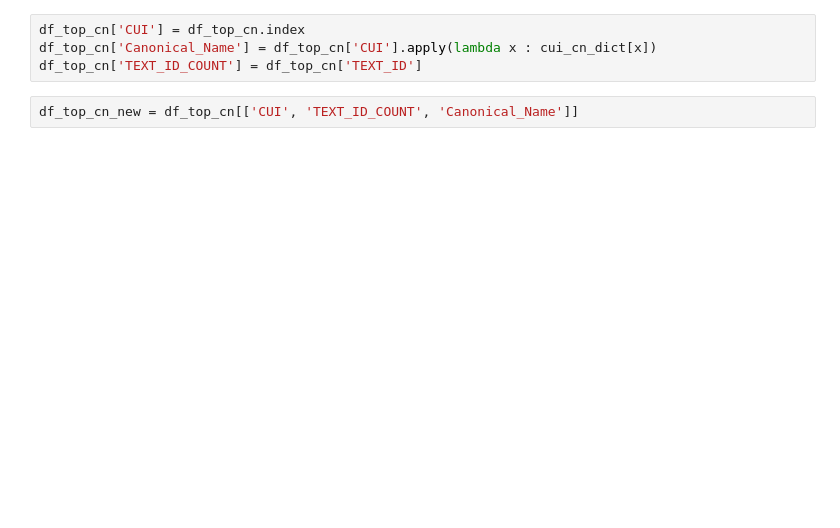
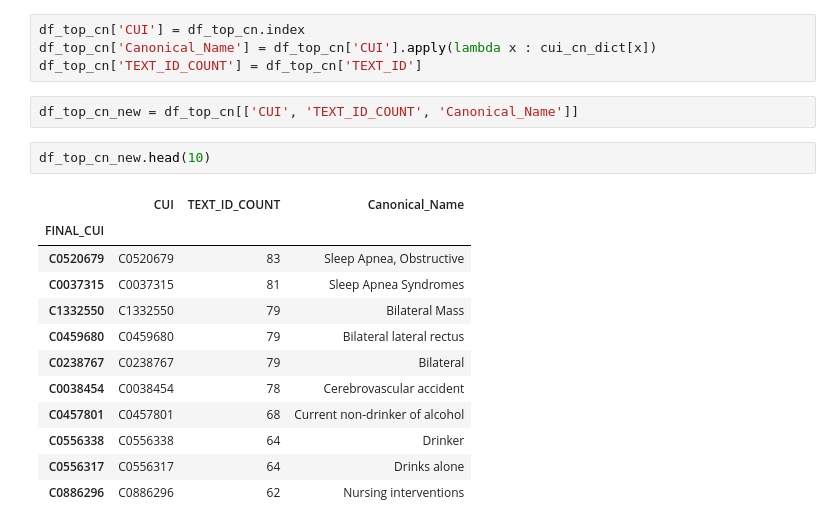
Before and after one commit to vyasakhilesh/biomed_entity_extraction, a Jupyter notebook: notebooks/data_analysis_comp.ipynb, the cells around one changed output. Cells and saved outputs as stored; diff of their text form; blank space fills up the shorter version.

```diff
--- a/notebooks/data_analysis_comp.ipynb
+++ b/notebooks/data_analysis_comp.ipynb
@@ -63,3 +98,18 @@ df_top_cn['Canonical_Name'] = df_top_cn['CUI'].apply(lambda x : cui_cn_dict[x])
 df_top_cn['TEXT_ID_COUNT'] = df_top_cn['TEXT_ID']
 # %%
 df_top_cn_new = df_top_cn[['CUI', 'TEXT_ID_COUNT', 'Canonical_Name']]
+# %%
+df_top_cn_new.head(10)
+# %% [output]
+|  | CUI | TEXT_ID_COUNT | Canonical_Name |
+| FINAL_CUI |  |  |  |
+| C0520679 | C0520679 | 83 | Sleep Apnea, Obstructive |
+| C0037315 | C0037315 | 81 | Sleep Apnea Syndromes |
+| C1332550 | C1332550 | 79 | Bilateral Mass |
+| C0459680 | C0459680 | 79 | Bilateral lateral rectus |
+| C0238767 | C0238767 | 79 | Bilateral |
+| C0038454 | C0038454 | 78 | Cerebrovascular accident |
+| C0457801 | C0457801 | 68 | Current non-drinker of alcohol |
+| C0556338 | C0556338 | 64 | Drinker |
+| C0556317 | C0556317 | 64 | Drinks alone |
+| C0886296 | C0886296 | 62 | Nursing interventions |
```
Also changed, not shown: parts of 16 cells of this notebook, 4 other files.
